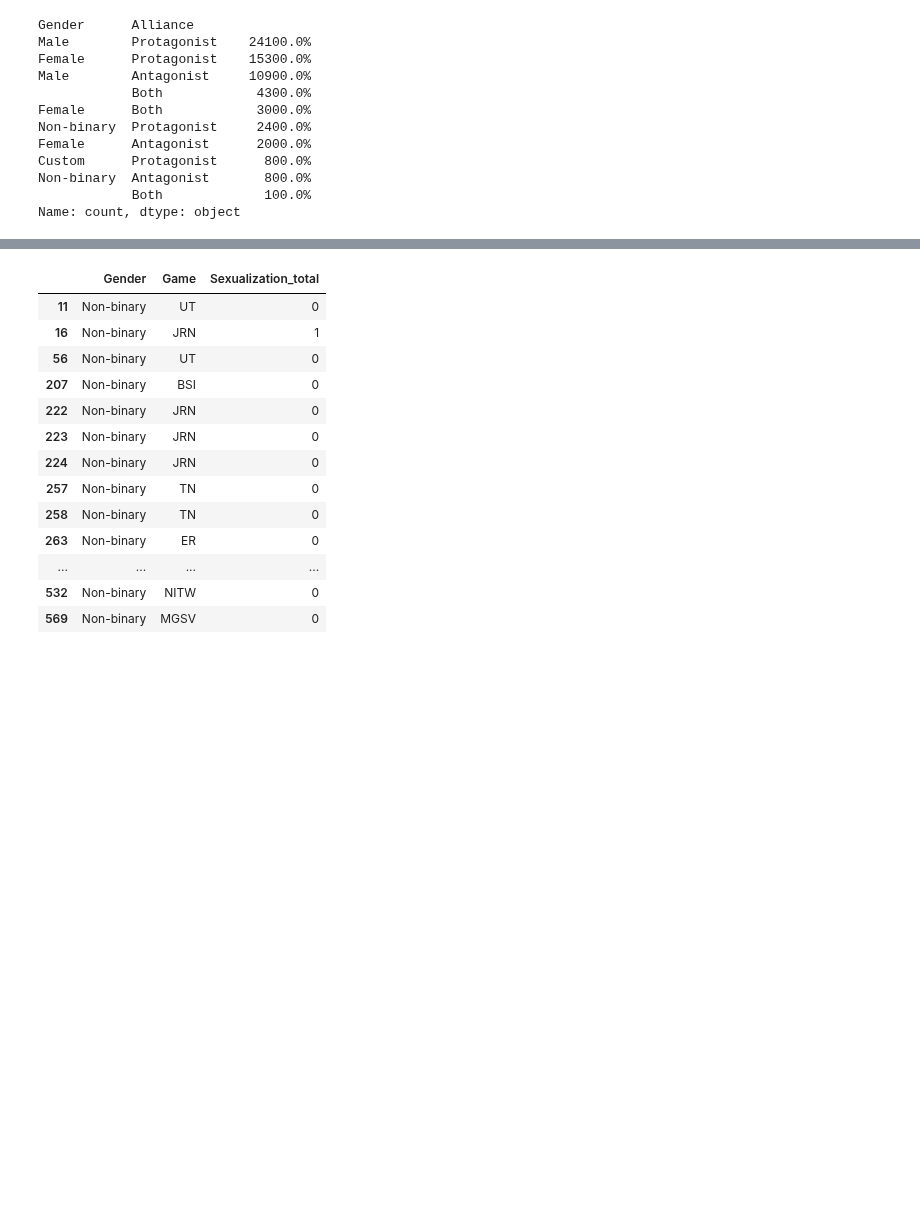
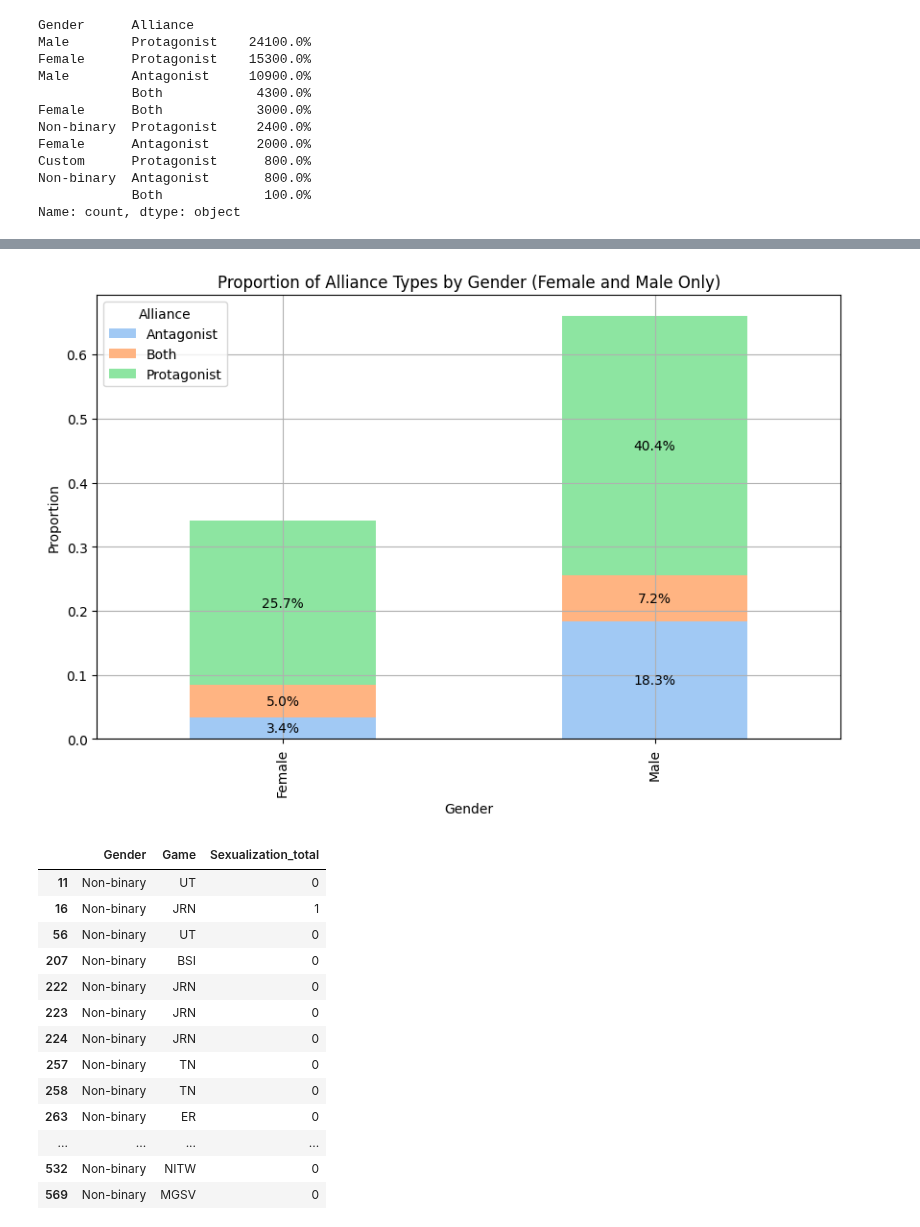
Before and after one commit to hayleyyryan/CFG_Degree_Project_Group_4, a Jupyter notebook: notebooks/archive/character_and_sexualization.ipynb, the cells around one changed output, grey strips where cells are left out. Saved outputs shown, nothing was run; the diff lists cells and outputs as text; code cells hidden in the pictures; blank space fills up the shorter version.

```diff
--- a/notebooks/archive/character_and_sexualization.ipynb
+++ b/notebooks/archive/character_and_sexualization.ipynb
@@ -673,3 +694,31 @@ gen_ally_df.plot(kind='bar', stacked=True)
+# %%
+
+# Filtering only gender = female and male
+df_filtered = df_char[df_char['Gender'].isin(['Female', 'Male'])]
+
+gen_ally = df_filtered[['Gender', 'Alliance']].value_counts(normalize=True)
+gen_ally_df = gen_ally.unstack()
+
+
+colors = sns.color_palette('pastel', n_colors=3)
+
+# bars with pastel
+ax = gen_ally_df.plot(kind='bar', stacked=True, color=colors, figsize=(10, 6))
+plt.grid(True)
+
+# adding % in each bar
+for c in ax.containers:
+    labels = [f'{v.get_height() * 100:.1f}%' for v in c]
+    ax.bar_label(c, labels=labels, label_type='center', fontsize=10)
+
+# labs and title
+plt.xlabel('Gender')
+plt.ylabel('Proportion')
+plt.title('Proportion of Alliance Types by Gender (Female and Male Only)')
+
+plt.show()
+# %% [output]
+[figure, added]
 # %%
 #data regarding non-binary to be merged with games.csv to determine the countries these games are from:
 df_non_b = df_char[df_char['Gender'] == 'Non-binary'][['Gender', 'Game', 'Sexualization_total']]
```
Also changed, not shown: parts of 9 cells of this notebook, 1 other file.
